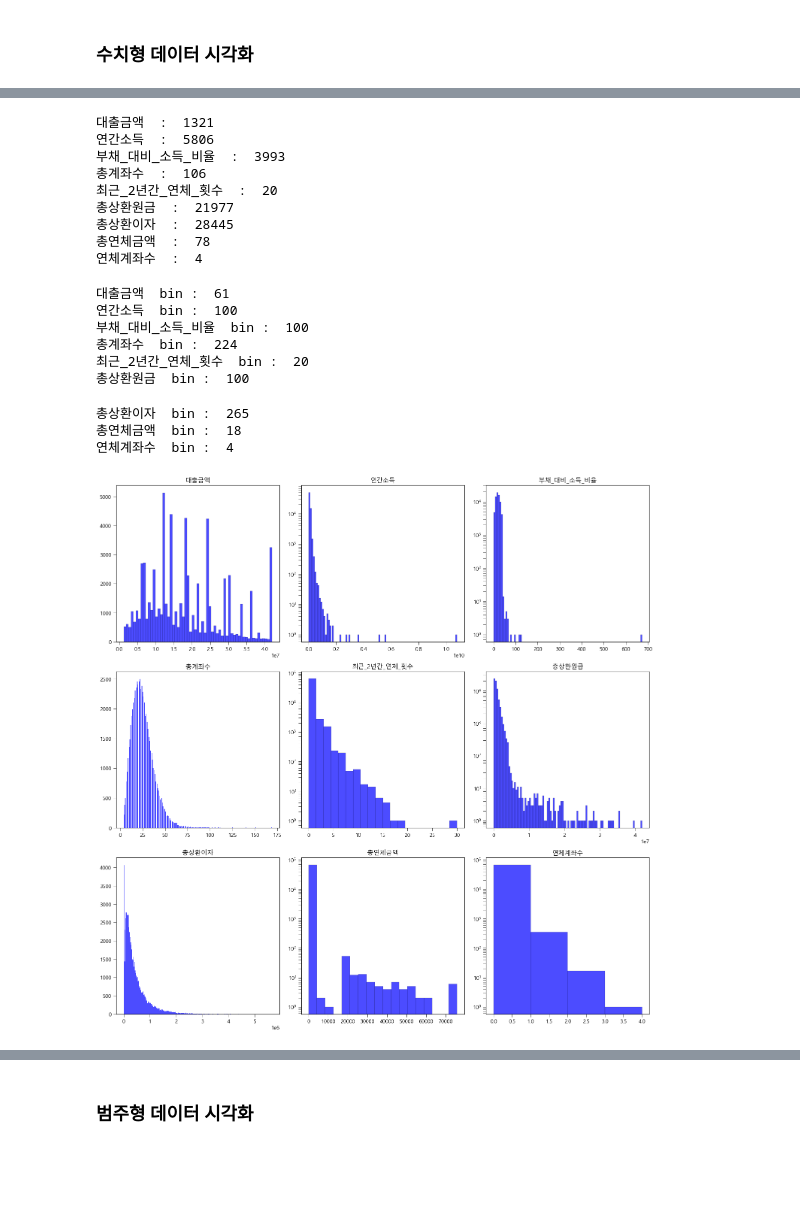
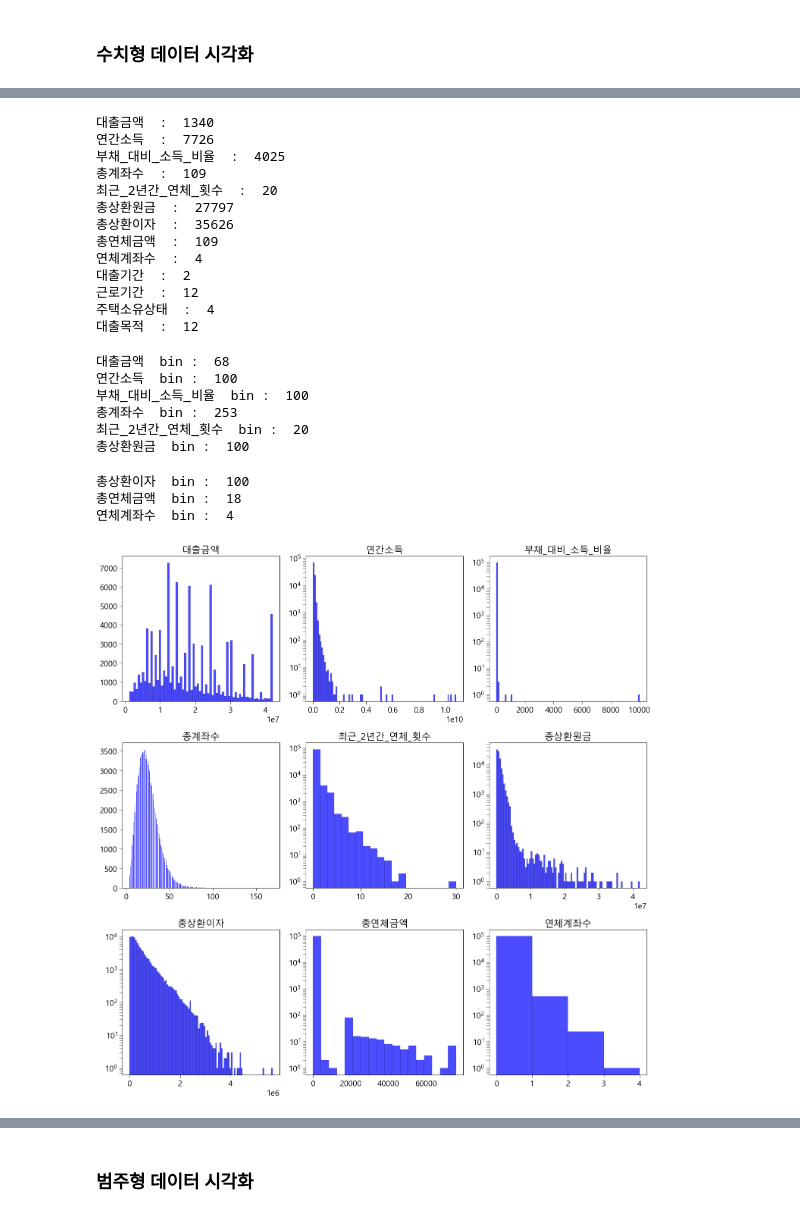
Before and after one commit to kyeob1107/What-s-your-EDA, a Jupyter notebook: third project.ipynb, the cells around one changed output, grey strips where cells are left out. Drawn from its saved outputs; the diff is of its cells as text; code cells hidden in the pictures; blank space fills up the shorter version.

```diff
--- a/third project.ipynb
+++ b/third project.ipynb
@@ -67,3 +69,17 @@ plt.rcParams['axes.unicode_minus'] =False
 처음에는 ID에 대해서는 따로 쓰이지 않을 것이니 인덱스로 사용하자 했는데 그로 인해서 경고가 너무 많이 발생하는 듯하여
 다시 원래의 기본 인덱스를 사용하여야 할 듯하며, ID는 학습할 때 굳이 필요없으니 train과 test데이터 df에서 제외시켜주도록하였다
 나중에 정렬을 한다던가하여 필요한 일이 생긴다면 다시 가져와야 할 수도 있다
+# %%
+train_df = pd.read_csv('./train.csv') # 첫번째 열인 ID를 index로 사용 ->부분 다시 제외
+real_test = pd.read_csv('./test.csv') # 첫번째 열인 ID를 index로 사용 ->부분 다시 제외
+submission = pd.read_csv('sample_submission.csv')
+cols = train_df.columns
+display(cols)
+numeric_col = train_df._get_numeric_data().columns # ['대출금액', '연간소득', '부채_대비_소득_비율', '총계좌수', '최근_2년간_연체_횟수', '총상환원금', '총상환이자', '총연체금액', '연체계좌수']
+target = '대출등급'
+display(train_df.columns.difference(numeric_col))
+category_col = [col for col in train_df.columns if col not in numeric_col]
+#category_col = train_df.columns.difference(numeric_col).tolist()#category_col = list(set(cols)-set(numeric_col)) # ['대출기간', '근로기간', '주택소유상태', '대출목적']
+# train_df.iloc[[42717,82476,21126]] 기존 탑 3개 인덱스들
+category_col.remove(target)
+display(numeric_col, category_col)
@@ -70,11 +100,10 @@ plt.rcParams['axes.unicode_minus'] =False
 # %%
-train_df = pd.read_csv('./train.csv') # 첫번째 열인 ID를 index로 사용 ->부분 다시 제외
-X_real_test = pd.read_csv('./test.csv') # 첫번째 열인 ID를 index로 사용 ->부분 다시 제외
-
 # # ID열 제거 -> # 생각해보니 학습할 때 선택할 컬럼에 넣지만 않으면 그대로 둬도 상관 없을 것 같음
 # train_df = train_df.drop(columns='ID')
 # X_real_test = X_real_test.drop(columns='ID')
 
+'''
+뒤에 전처리 다하고 분리 하기위해 순서 뒤로 옮길 예정
 # X, y 분리
 def reset_X_y(dataframe:pd.DataFrame = train_df, y_col='대출등급'):
     X = dataframe.drop(columns=[y_col])
@@ -83,14 +112,11 @@ def reset_X_y(dataframe:pd.DataFrame = train_df, y_col='대출등급'):
     return X_train, X_test, y_train, y_test
 
 X_train, X_test, y_train, y_test = reset_X_y()
+print(X_train.shape, X_test.shape, y_train.shape, y_test.shape)
+'''
 
 # 후에 살펴보고 싶은 행에 해당하는 데이터 불러올 때 인덱스 또는 인덱스로 쓸 수 있는 id불러와야하는데 id는 제외시켜줬고 인덱스는 분리하면서 섞인듯하여 리셋해줌
 # ->일단 아이디를 다시 살려서 안해도 되지 않을까..?하는 생각이 들어서 일단 안함
 # for data in [X_train, X_test, y_train, y_test]:
 #     data.reset_index()
-
-numeric_col = ['대출금액', '연간소득', '부채_대비_소득_비율', '총계좌수', '최근_2년간_연체_횟수', '총상환원금', '총상환이자', '총연체금액', '연체계좌수']
-category_col = ['대출기간', '근로기간', '주택소유상태', '대출목적']
-# train_df.iloc[[42717,82476,21126]] 기존 탑 3개 인덱스들
-print(X_train.shape, X_test.shape, y_train.shape, y_test.shape)
 # %% [output]
@@ -97,0 +139,5 @@ print(X_train.shape, X_test.shape, y_train.shape, y_test.shape)
+# %%
+# ID 칼럼 제거
+train= train_df.drop('ID', axis = 1) # train_df: 불러온 상태 그대로, train : ID열 제거해준 상태
+real_test = real_test.drop('ID', axis = 1)
+category_col.remove('ID')
@@ -109,0 +215,4 @@ y_train.head(3)
+# %%
+# Match_value_format = {'3':'3 years', '<1 year':'< 1 year', '1 years':'1 year', '10+years':'10+ years'} # 변수할당 까지 굳이 시킬 필요는 없을듯
+train['근로기간'].replace({'3':'3 years', '<1 year':'< 1 year', '1 years':'1 year', '10+years':'10+ years'}, inplace=True)
+real_test['근로기간'].replace({'3':'3 years', '<1 year':'< 1 year', '1 years':'1 year', '10+years':'10+ years'}, inplace=True)
@@ -230,17 +360,21 @@ train_df.describe(include='O')
 # %%
-for check_col in ['대출금액', '연간소득', '부채_대비_소득_비율', '총계좌수', '최근_2년간_연체_횟수', '총상환원금', '총상환이자', '총연체금액', '연체계좌수']:
+for check_col in list(numeric_col)+category_col: # numeric_col의 경우는 그냥 리스트가 아니라 index의 리스트형태?로 되어있어서 list붙여줌
     # print(check_col, " : ", len(set(X_train[check_col]))) # 중복없이 값종류 갯수
-    print(check_col, " : ", len(X_train[check_col].unique())) # 중복없이 값종류 갯수
+    print(check_col, " : ", len(train[check_col].unique())) # 중복없이 값종류 갯수
 # %% [output]
-대출금액  :  1321
-연간소득  :  5806
-부채_대비_소득_비율  :  3993
-총계좌수  :  106
+대출금액  :  1340
+연간소득  :  7726
+부채_대비_소득_비율  :  4025
+총계좌수  :  109
 최근_2년간_연체_횟수  :  20
-총상환원금  :  21977
-총상환이자  :  28445
-총연체금액  :  78
+총상환원금  :  27797
+총상환이자  :  35626
+총연체금액  :  109
 연체계좌수  :  4
+대출기간  :  2
+근로기간  :  12
+주택소유상태  :  4
+대출목적  :  12
 # %%
 #수치형 변수 시각화
 def get_3_hist_num(data:pd.DataFrame, columns:list, whether_log_scale: bool = True,
@@ -265,11 +399,11 @@ def get_3_hist_num(data:pd.DataFrame, columns:list, whether_log_scale: bool = Tr
 
         if bin_control == True :
             # Freedman-Diaconis' Choice방식으로 bin 갯수 얼추 계산해본 뒤 판단
-            entire_range = X_train[col].max() - X_train[col].min() # 데이터 값 최대와 최소 차이
-            q1 = np.percentile(X_train[col], 25)
-            q3 = np.percentile(X_train[col], 75)
+            entire_range = train[col].max() - train[col].min() # 데이터 값 최대와 최소 차이
+            q1 = np.percentile(train[col], 25)
+            q3 = np.percentile(train[col], 75)
             IQR = q3 - q1
-            N = X_train[col].count()
+            N = train[col].count()
             bin_width = 2 * (IQR / N**(1/3))
             num_bin = entire_range / bin_width
             # print(col, "의 bin : ", num_bin) # 점검용
@@ -315,36 +449,36 @@ def get_3_hist_num(data:pd.DataFrame, columns:list, whether_log_scale: bool = Tr
         # 히스토그램 바의 두께가 조건에 따라 테두리 색 설정
         for rect in axes[row_idx, col_idx].patches:
             bar_width = rect.get_width()
             if bar_width / total_width > 0.005: # 그냥 저쯤보다 얇은 경우 테두리 없는게 나은듯해서 설정해줌
                 rect.set_edgecolor('black')
             else:
                 rect.set_edgecolor('none')  # 얇은 경우에는 테두리 없애기
 
         # # Seaborn axis 객체로부터 눈금 위치 확인
         # tick_locs = sns.histplot(data[col]).axes.get_xticks()
         # print(f"{col}의 현재 x 축 눈금 위치: {tick_locs}")
 
     # 남은 서브플롯에 빈 그래프 그리기
     for i in range(num_plots, num_rows * num_cols):
         row_idx, col_idx = divmod(i, 3)
         axes[row_idx, col_idx].clear()  # 남은 서브플롯 비우기
         axes[row_idx, col_idx].axis('off')  # 빈 서브플롯 제거
 
 
 
     # 전체 그림 표시
     plt.tight_layout()
     plt.show()
-get_3_hist_num(X_train, numeric_col, log_scale_threshold=8000, num_bin_max=270, num_bin_set=100)
+get_3_hist_num(train, numeric_col, log_scale_threshold=8000, num_bin_max=270, num_bin_set=100)
 # %% [output]
-대출금액  bin :  61
+대출금액  bin :  68
 연간소득  bin :  100
 부채_대비_소득_비율  bin :  100
-총계좌수  bin :  224
+총계좌수  bin :  253
 최근_2년간_연체_횟수  bin :  20
 총상환원금  bin :  100
-총상환이자  bin :  265
+총상환이자  bin :  100
 총연체금액  bin :  18
 연체계좌수  bin :  4
-[figure, old version]
+[figure, new version]
 # %%
```
Also changed, not shown: parts of 58 cells of this notebook.
